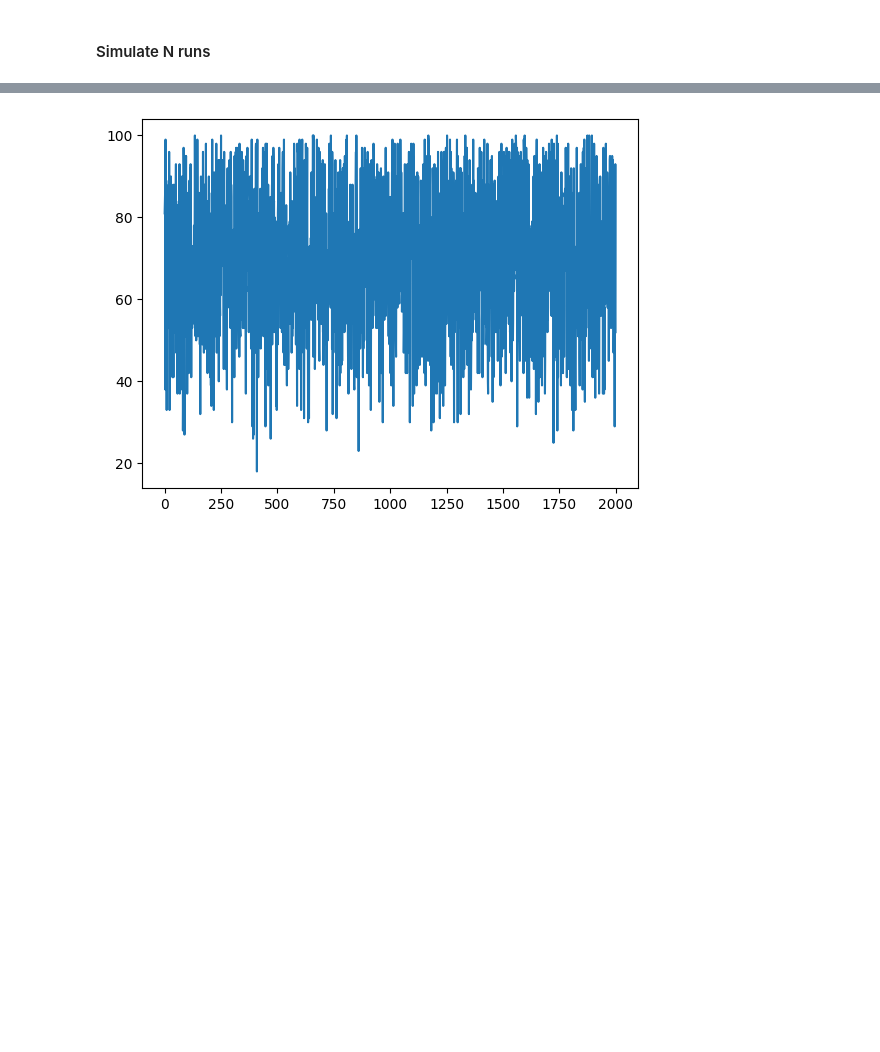
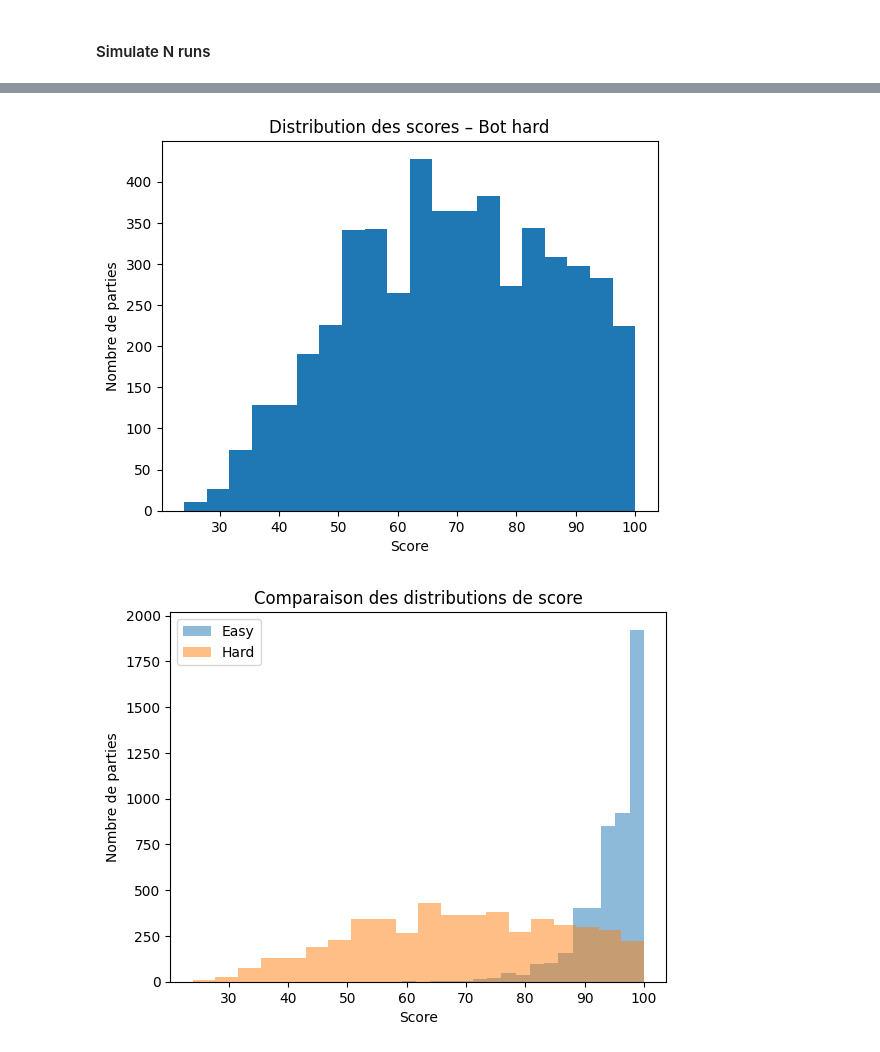
Before and after one commit to Scarler04/Battleship, a Jupyter notebook: notebooks/bot_AI_testing.ipynb, the cells around one changed output, grey strips where cells are left out. Cells and saved outputs as stored; diff of their text form; code cells hidden in the pictures; blank space fills up the shorter version.

```diff
--- a/notebooks/bot_AI_testing.ipynb
+++ b/notebooks/bot_AI_testing.ipynb
@@ -115,5 +128,18 @@ plt.show()
 # %%
-plt.plot(scores_hard)
+plt.hist(scores_hard, bins=20)
+plt.xlabel("Score")
+plt.ylabel("Nombre de parties")
+plt.title("Distribution des scores – Bot hard")
 plt.show()
 # %% [output]
-[figure, old version]
+[figure, new version]
+# %%
+plt.hist(scores_easy, bins=20, alpha=0.5, label="Easy")
+plt.hist(scores_hard, bins=20, alpha=0.5, label="Hard")
+plt.legend()
+plt.xlabel("Score")
+plt.ylabel("Nombre de parties")
+plt.title("Comparaison des distributions de score")
+plt.show()
+# %% [output]
+[figure, added]
```
Also changed, not shown: parts of 4 cells of this notebook.
